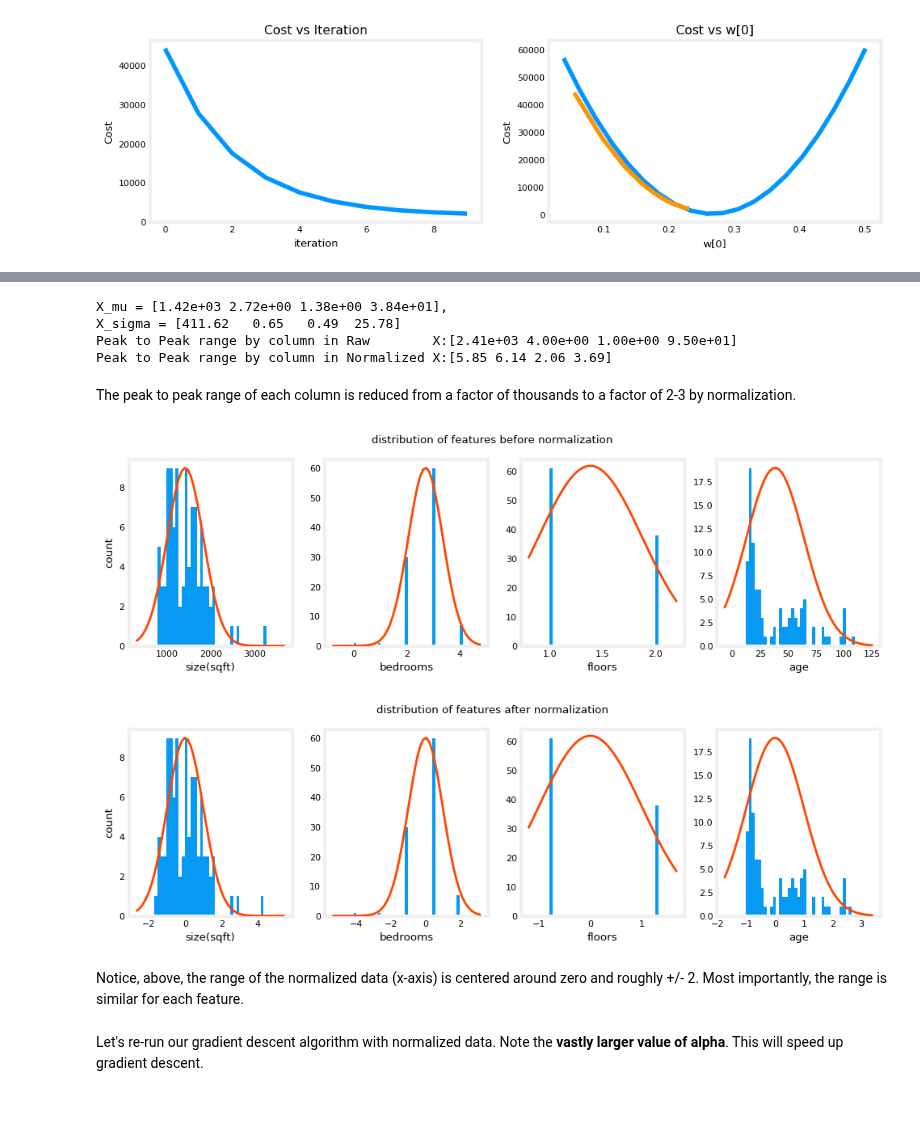
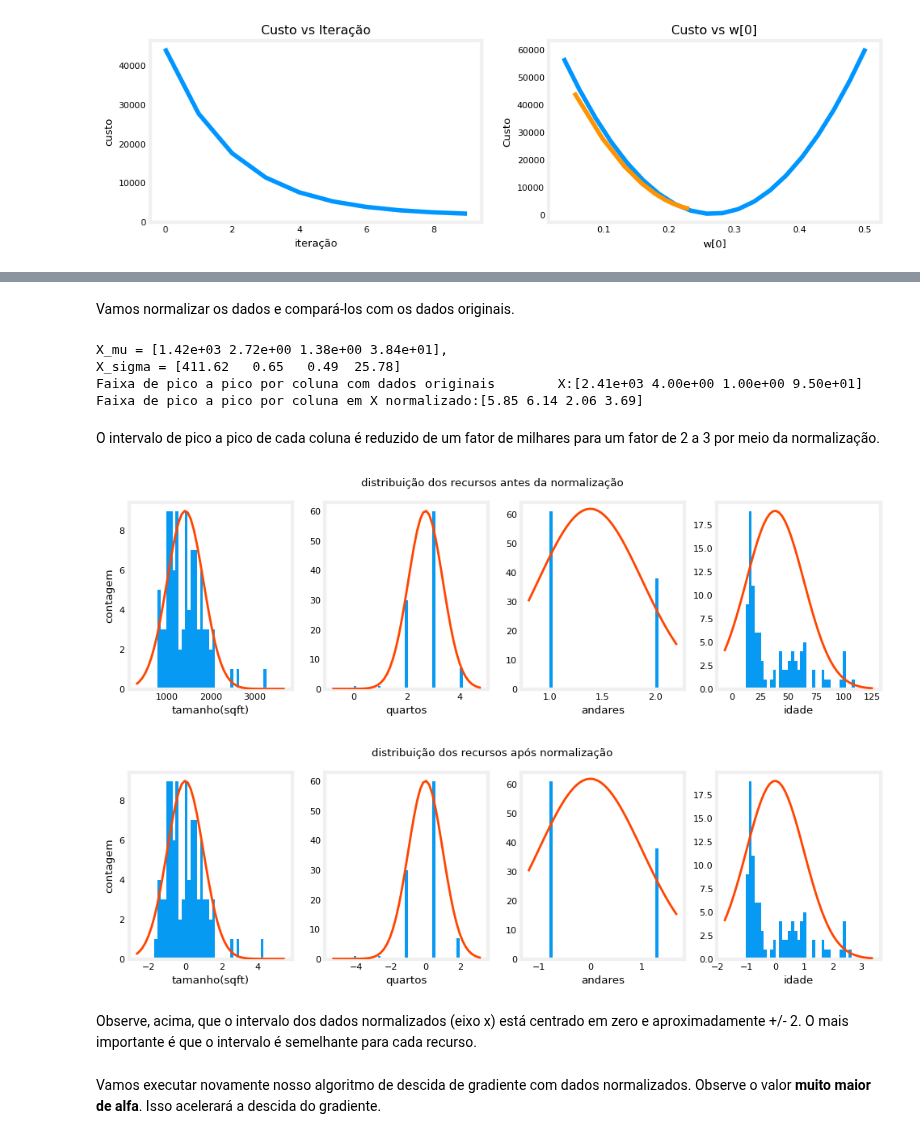
Before and after one commit to fabiobento/dnn-course-2024-1, a Jupyter notebook: 00_course_folder/ml_intro/class_02/Laboratórios/C1_W2_Lab03_Feature_Scaling_and_Learning_Rate_Soln.ipynb, the cells around one changed output, grey strips where cells are left out. Saved outputs shown, nothing was run; the diff lists cells and outputs as text; code cells hidden in the pictures; blank space fills up the shorter version.

```diff
--- a/00_course_folder/ml_intro/class_02/Laboratórios/C1_W2_Lab03_Feature_Scaling_and_Learning_Rate_Soln.ipynb
+++ b/00_course_folder/ml_intro/class_02/Laboratórios/C1_W2_Lab03_Feature_Scaling_and_Learning_Rate_Soln.ipynb
@@ -59,0 +78,4 @@ Let's view the dataset and its features by plotting each feature versus price.
+# %%
+# carregar o conjunto de dados
+X_train, y_train = load_house_data()
+X_features = ['tamanho(sqft)','quartos','andares','idade']
@@ -254,25 +277,25 @@ that we had previously computed from the training set.
 # %%
 def zscore_normalize_features(X):
     """
-    computes  X, zcore normalized by column
+    calcula  X, zcore normalizado por coluna
 
     Args:
-      X (ndarray (m,n))     : input data, m examples, n features
+      X (ndarray (m,n))     : dados de entrada, m exemplos, n recursos
 
     Returns:
-      X_norm (ndarray (m,n)): input normalized by column
-      mu (ndarray (n,))     : mean of each feature
-      sigma (ndarray (n,))  : standard deviation of each feature
+      X_norm (ndarray (m,n)): entrada normalizada por coluna
+      mu (ndarray (n,))     : média de cada recurso
+      sigma (ndarray (n,))  : desvio padrão de cada recurso
     """
-    # find the mean of each column/feature
-    mu     = np.mean(X, axis=0)                 # mu will have shape (n,)
-    # find the standard deviation of each column/feature
-    sigma  = np.std(X, axis=0)                  # sigma will have shape (n,)
-    # element-wise, subtract mu for that column from each example, divide by std for that column
+    # Encontre a média de cada coluna/recurso
+    mu     = np.mean(X, axis=0)   # mu terá a forma (n,)
+    # Encontre o desvio padrão de cada coluna/recurso
+    sigma  = np.std(X, axis=0)  # sigma terá a forma (n,)
+    # subtraia mu elemento-a-elemento dessa coluna para cada exemplo, divida por sigma para cada coluna
     X_norm = (X - mu) / sigma
 
     return (X_norm, mu, sigma)
 
-#check our work
+#verifique nosso trabalho
 #from sklearn.preprocessing import scale
 #scale(X_orig, axis=0, with_mean=True, with_std=True, copy=True)
@@ -314,40 +335,42 @@ Let's normalize the data and compare it to the original data.
+# %% [markdown]
+Vamos normalizar os dados e compará-los com os dados originais.
 # %%
-# normalize the original features
+# normalizar os recursos originais
 X_norm, X_mu, X_sigma = zscore_normalize_features(X_train)
 print(f"X_mu = {X_mu}, \nX_sigma = {X_sigma}")
-print(f"Peak to Peak range by column in Raw        X:{np.ptp(X_train,axis=0)}")
-print(f"Peak to Peak range by column in Normalized X:{np.ptp(X_norm,axis=0)}")
+print(f"Faixa de pico a pico por coluna com dados originais        X:{np.ptp(X_train,axis=0)}")
+print(f"Faixa de pico a pico por coluna em X normalizado:{np.ptp(X_norm,axis=0)}")
 # %% [output]
 X_mu = [1.42e+03 2.72e+00 1.38e+00 3.84e+01],
 X_sigma = [411.62   0.65   0.49  25.78]
-Peak to Peak range by column in Raw        X:[2.41e+03 4.00e+00 1.00e+00 9.50e+01]
-Peak to Peak range by column in Normalized X:[5.85 6.14 2.06 3.69]
+Faixa de pico a pico por coluna com dados originais        X:[2.41e+03 4.00e+00 1.00e+00 9.50e+01]
+Faixa de pico a pico por coluna em X normalizado:[5.85 6.14 2.06 3.69]
-# %% [markdown]
-The peak to peak range of each column is reduced from a factor of thousands to a factor of 2-3 by normalization.
+# %% [markdown]
+O intervalo de pico a pico de cada coluna é reduzido de um fator de milhares para um fator de 2 a 3 por meio da normalização.
 # %%
 fig,ax=plt.subplots(1, 4, figsize=(12, 3))
 for i in range(len(ax)):
     norm_plot(ax[i],X_train[:,i],)
     ax[i].set_xlabel(X_features[i])
-ax[0].set_ylabel("count");
-fig.suptitle("distribution of features before normalization")
+ax[0].set_ylabel("contagem");
+fig.suptitle("distribuição dos recursos antes da normalização")
 plt.show()
 fig,ax=plt.subplots(1,4,figsize=(12,3))
 for i in range(len(ax)):
     norm_plot(ax[i],X_norm[:,i],)
     ax[i].set_xlabel(X_features[i])
-ax[0].set_ylabel("count");
-fig.suptitle("distribution of features after normalization")
+ax[0].set_ylabel("contagem");
+fig.suptitle("distribuição dos recursos após normalização")
 
 plt.show()
 # %% [output]
-[figure, old version]
+[figure, new version]
-[figure, old version]
+[figure, new version]
-# %% [markdown]
-Notice, above, the range of the normalized data (x-axis) is centered around zero and roughly +/- 2. Most importantly, the range is similar for each feature.
-# %% [markdown]
-Let's re-run our gradient descent algorithm with normalized data.
-Note the **vastly larger value of alpha**. This will speed up gradient descent.
+# %% [markdown]
+Observe, acima, que o intervalo dos dados normalizados (eixo x) está centrado em zero e aproximadamente +/- 2. O mais importante é que o intervalo é semelhante para cada recurso.
+# %% [markdown]
+Vamos executar novamente nosso algoritmo de descida de gradiente com dados normalizados.
+Observe o valor **muito maior de alfa**. Isso acelerará a descida do gradiente.
 # %%
 w_norm, b_norm, hist = run_gradient_descent(X_norm, y_train, 1000, 1.0e-1, )
 # %% [output]
```
Also changed, not shown: parts of 69 cells of this notebook, 10 other files.
